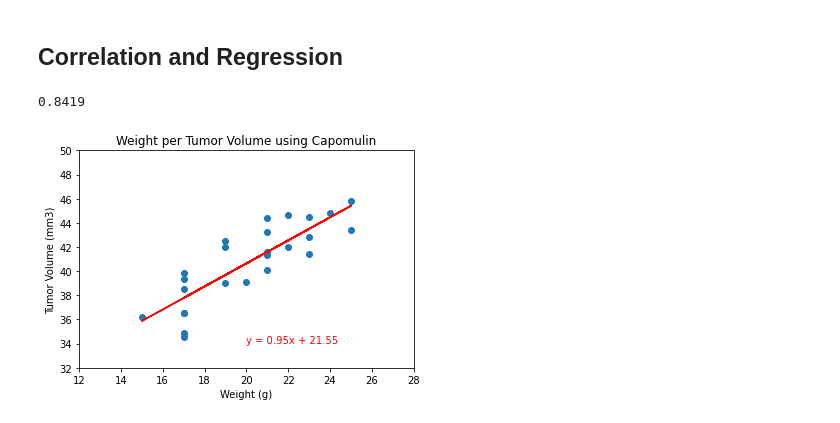
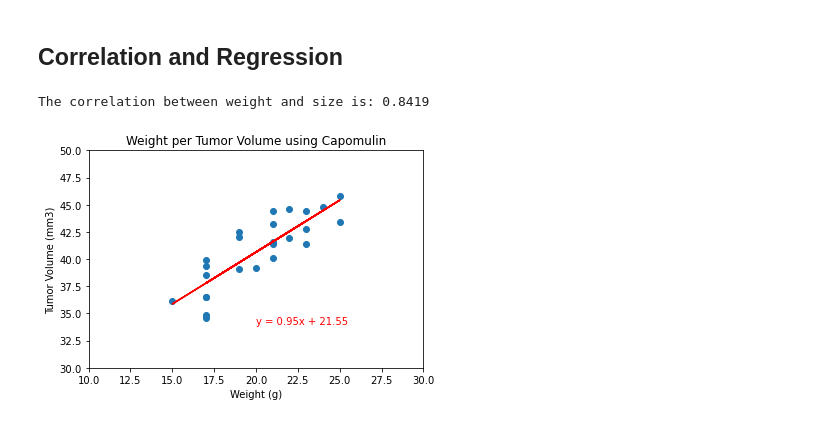
Before and after one commit to joekimga/matplotlib-challenge, a Jupyter notebook: Pymaceuticals/pymaceuticals_starter - QOB_redo.ipynb, the cells around one changed output. Cells and saved outputs as stored; diff of their text form; code cells hidden in the pictures.

```diff
--- a/Pymaceuticals/pymaceuticals_starter - QOB_redo.ipynb
+++ b/Pymaceuticals/pymaceuticals_starter - QOB_redo.ipynb
@@ -425,8 +462,9 @@ plt.show()
 correlation = st.pearsonr(x_axis, y_axis)
 rounded_correlation = round(correlation[0],4)
 rounded_correlation
+print(f"The correlation between weight and size is: {rounded_correlation}")
 # %% [output]
-0.8419
+The correlation between weight and size is: 0.8419
 # %%
 # (slope, intercept, rvalue, pvalue, stderr) = linregress(x_axis, y_axis)
 # regress_values = x_axis * slope + intercept
@@ -435,19 +473,19 @@ rounded_correlation
 # %%
 x_values = clean_df["Weight (g)"]
 y_values = clean_df["Tumor Volume (mm3)"]
 
 (slope, intercept, rvalue, pvalue, stderr) = linregress(x_axis, y_axis)
 regress_values = x_axis * slope + intercept
 line_eq = "y = " + str(round(slope,2)) + "x + " + str(round(intercept,2))
 plt.title("Weight per Tumor Volume using Capomulin")
 
 plt.annotate(line_eq,(20,34),fontsize=10,color="red")
 plt.xlabel("Weight (g)")
 plt.ylabel("Tumor Volume (mm3)")
 plt.scatter(x_axis,y_axis)
 plt.plot(x_axis,regress_values,"r-")
-plt.ylim(32,50)
-plt.xlim(12,28)
+plt.ylim(30,50)
+plt.xlim(10,30)
 plt.show()
 # %% [output]
-[figure, old version]
+[figure, new version]
```
Also changed, not shown: parts of 9 cells of this notebook.
